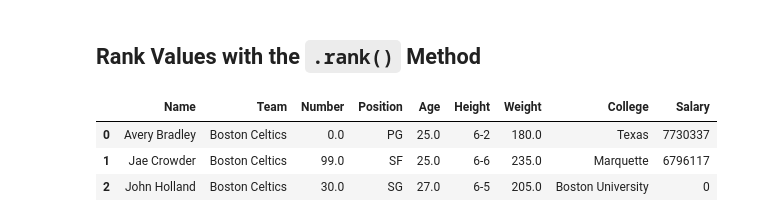
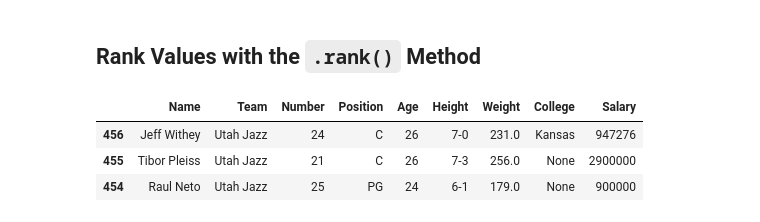
Before and after one commit to markquark125/Summer-MicroCredentials, a Jupyter notebook: DataFrames.ipynb, the cells around one changed output. Drawn from its saved outputs; the diff is of its cells as text; code cells hidden in the pictures.

```diff
--- a/DataFrames.ipynb
+++ b/DataFrames.ipynb
@@ -431,5 +456,5 @@ nba.head(3)
 # %%
-#nba["Number"] = nba["Number"].astype("int")
+nba["Number"] = nba["Number"].astype("int")
 nba["Age"] = nba["Age"].astype("int")
 nba.head(3)
 # %% [output]
@@ -474,5 +499,2 @@ nba.head()
 # %% [markdown]
 ## Sort a `DataFrame` with the `.sort_values()` Method, Part I
-# %%
-nba = pd.read_csv("nba.csv")
-nba.head(3)
@@ -505,5 +522,2 @@ nba.sort_values("Salary", ascending = False, na_position = "first").tail()
 # %% [markdown]
 ## Sort a `DataFrame` with the `.sort_values()` Method, Part II
-# %%
-nba = pd.read_csv("nba.csv")
-nba.head(3)
@@ -523,5 +532,2 @@ nba.head(3)
 # %% [markdown]
 ## Sort `DataFrame` with the `.sort_index()` Method
-# %%
-nba = pd.read_csv("nba.csv")
-nba.head(3)
@@ -550,14 +551,13 @@ nba.head(3)
 # %% [markdown]
 ## Rank Values with the `.rank()` Method
 # %%
-nba = pd.read_csv("nba.csv").dropna(how = "all")
 nba["Salary"] = nba["Salary"].fillna(0).astype("int")
 nba.head(3)
 # %% [output]
 |  | Name | Team | Number | Position | Age | Height | Weight | College | Salary |
-| 0 | Avery Bradley | Boston Celtics | 0.0 | PG | 25.0 | 6-2 | 180.0 | Texas | 7730337 |
-| 1 | Jae Crowder | Boston Celtics | 99.0 | SF | 25.0 | 6-6 | 235.0 | Marquette | 6796117 |
-| 2 | John Holland | Boston Celtics | 30.0 | SG | 27.0 | 6-5 | 205.0 | Boston University | 0 |
+| 456 | Jeff Withey | Utah Jazz | 24 | C | 26 | 7-0 | 231.0 | Kansas | 947276 |
+| 455 | Tibor Pleiss | Utah Jazz | 21 | C | 26 | 7-3 | 256.0 | None | 2900000 |
+| 454 | Raul Neto | Utah Jazz | 25 | PG | 24 | 6-1 | 179.0 | None | 900000 |
 # %%
 nba["Salary Rank"] = nba["Salary"].rank(ascending = False).astype("int")
 nba.head(3)
```
Also changed, not shown: parts of 75 cells of this notebook.
